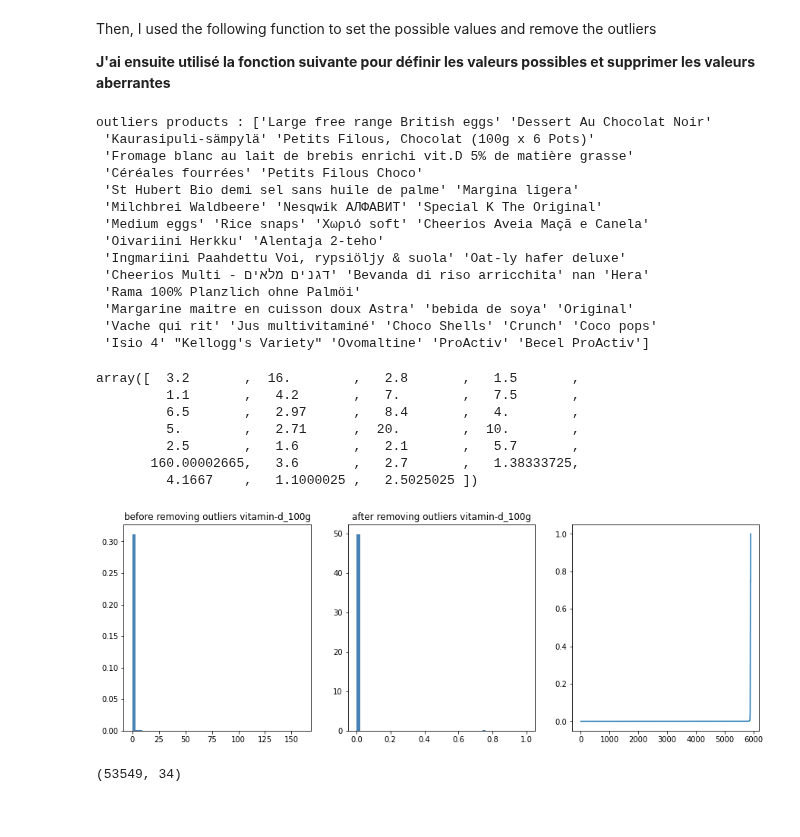
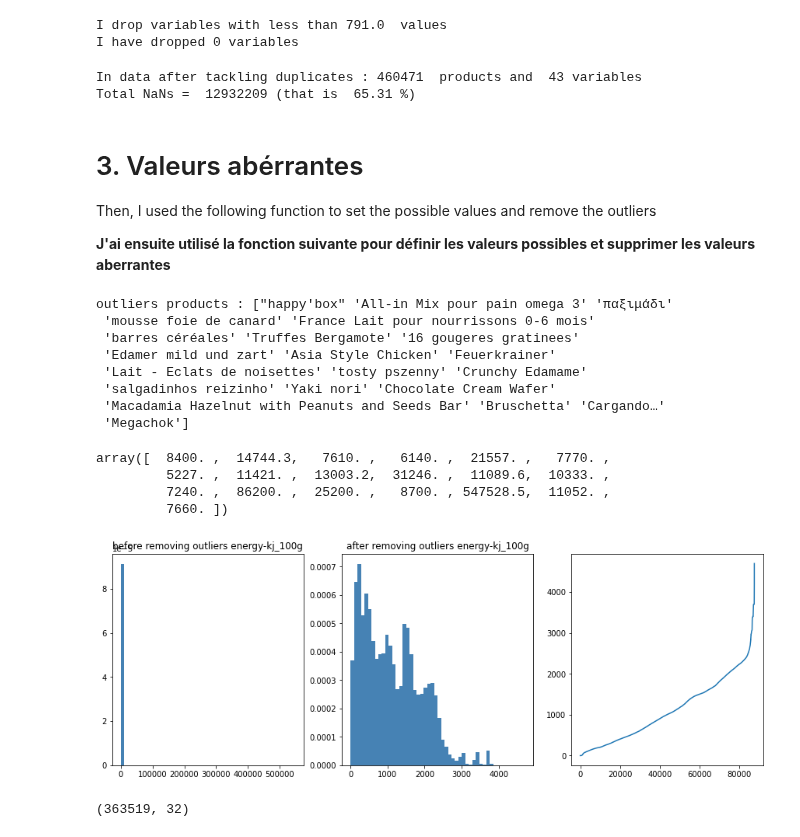
Before and after one commit to ClaireGayral/formation_openclassroom, a Jupyter notebook: P2_gayral_claire/Appel à projet - rapport d'exploration.ipynb, the cells around one changed output. Drawn from its saved outputs; the diff is of its cells as text; code cells hidden in the pictures.

Commit message:
reprise et presque fin du P2 pour la présentation

```diff
--- a/P2_gayral_claire/Appel à projet - rapport d'exploration.ipynb
+++ b/P2_gayral_claire/Appel à projet - rapport d'exploration.ipynb
@@ -4,13 +4,18 @@ import numpy as np
 import matplotlib.pyplot as plt
 
 data_path = "/home/clairegayral/Documents/openclassroom/data/"
-res_path = "/home/clairegayral/Documents/openclassroom/src/P2_gayral_claire/res/"
+res_path = "/home/clairegayral/Documents/openclassroom/res/P2/"
 
 ## my .py :
 import read_csv
 import preprocess
 import list_from_data_field
 import missing_values_treatment
+
+from sklearn import model_selection
+from sklearn import preprocessing
+from sklearn import neighbors
+from sklearn.impute import KNNImputer
 # %% [markdown]
 My preprocess consisted in :
 * Read the data : I only kept data with the "nutrition score" for this analyse,
@@ -138,33 +157,51 @@ data.shape
+# %%
+##
+## drop empty columns
+##
+nan_repartition = data.isna().sum(axis=0)
+# nan_threshold = nan_repartition.mean()
+nan_threshold = nan_repartition.quantile(0.75)
+data = preprocess.preprocess_drop_col_nan(data, nan_threshold)
+
+print("I drop variables with less than",
+      data.shape[0]-np.floor(nan_threshold),
+      " values")
+print("I have dropped", data.shape[1]-data.shape[1], "variables")
+# %% [output]
+I drop variables with less than 791.0  values
+I have dropped 0 variables
+# %%
+print("In data after tackling duplicates :", data.shape[0],
+      " products and ", data.shape[1],"variables")
+print("Total NaNs = ", data.isna().sum().sum(),
+      "(that is ",np.round(100*data.isna().sum().sum()/(
+        data.shape[0]*data.shape[1]),2), "%)")
+# %% [output]
+In data after tackling duplicates : 460471  products and  43 variables
+Total NaNs =  12932209 (that is  65.31 %)
 # %% [markdown]
+# 3. Valeurs abérrantes
+
 Then, I used the following function to set the possible values and remove the outliers
 
 **J'ai ensuite utilisé la fonction suivante pour définir les valeurs possibles et supprimer les valeurs aberrantes**
 # %%
 import missing_values_treatment
-missing_values_treatment.help_to_set_outliers_vals(data, 'vitamin-d_100g', [0,1])
+missing_values_treatment.help_to_set_outliers_vals(data,'energy-kj_100g', [0,5000])
 # %% [output]
-outliers products : ['Large free range British eggs' 'Dessert Au Chocolat Noir'
- 'Kaurasipuli-sämpylä' 'Petits Filous, Chocolat (100g x 6 Pots)'
- 'Fromage blanc au lait de brebis enrichi vit.D 5% de matière grasse'
- 'Céréales fourrées' 'Petits Filous Choco'
- 'St Hubert Bio demi sel sans huile de palme' 'Margina ligera'
- 'Milchbrei Waldbeere' 'Nesqwik АЛФАВИТ' 'Special K The Original'
- 'Medium eggs' 'Rice snaps' 'Χωριό soft' 'Cheerios Aveia Maçã e Canela'
- 'Oivariini Herkku' 'Alentaja 2-teho'
- 'Ingmariini Paahdettu Voi, rypsiöljy & suola' 'Oat-ly hafer deluxe'
- 'Cheerios Multi - דגנים מלאים' 'Bevanda di riso arricchita' nan 'Hera'
- 'Rama 100% Planzlich ohne Palmöi'
- 'Margarine maitre en cuisson doux Astra' 'bebida de soya' 'Original'
- 'Vache qui rit' 'Jus multivitaminé' 'Choco Shells' 'Crunch' 'Coco pops'
- 'Isio 4' "Kellogg's Variety" 'Ovomaltine' 'ProActiv' 'Becel ProActiv']
+outliers products : ["happy'box" 'All-in Mix pour pain omega 3' 'παξιμάδι'
+ 'mousse foie de canard' 'France Lait pour nourrissons 0-6 mois'
+ 'barres céréales' 'Truffes Bergamote' '16 gougeres gratinees'
+ 'Edamer mild und zart' 'Asia Style Chicken' 'Feuerkrainer'
+ 'Lait - Eclats de noisettes' 'tosty pszenny' 'Crunchy Edamame'
+ 'salgadinhos reizinho' 'Yaki nori' 'Chocolate Cream Wafer'
+ 'Macadamia Hazelnut with Peanuts and Seeds Bar' 'Bruschetta' 'Cargando…'
+ 'Megachok']
-array([  3.2       ,  16.        ,   2.8       ,   1.5       ,
-         1.1       ,   4.2       ,   7.        ,   7.5       ,
-         6.5       ,   2.97      ,   8.4       ,   4.        ,
-         5.        ,   2.71      ,  20.        ,  10.        ,
-         2.5       ,   1.6       ,   2.1       ,   5.7       ,
-       160.00002665,   3.6       ,   2.7       ,   1.38333725,
-         4.1667    ,   1.1000025 ,   2.5025025 ])
+array([  8400. ,  14744.3,   7610. ,   6140. ,  21557. ,   7770. ,
+         5227. ,  11421. ,  13003.2,  31246. ,  11089.6,  10333. ,
+         7240. ,  86200. ,  25200. ,   8700. , 547528.5,  11052. ,
+         7660. ])
-[figure, old version]
+[figure, new version]
 # %%
 ##
 ## from the hyp that the variable has been entered in mg instead of g -> rescale
@@ -177,4 +214,4 @@ data = missing_values_treatment.rescale_outliers100g_val(data)
 data = missing_values_treatment.drop_outliers(data)
 data.shape
 # %% [output]
-(53549, 34)
+(363519, 32)
```
Also changed, not shown: parts of 19 cells of this notebook, 2 other files.
